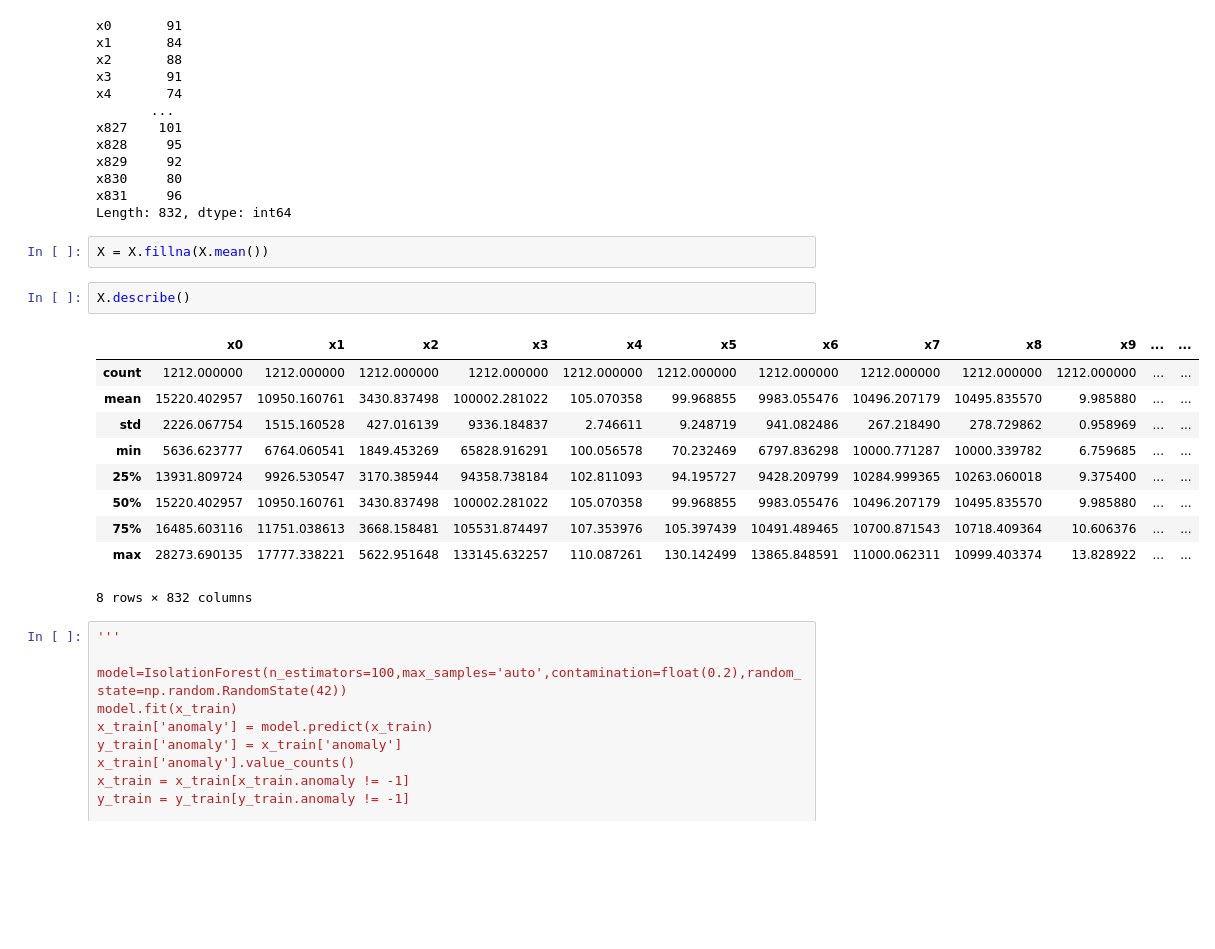
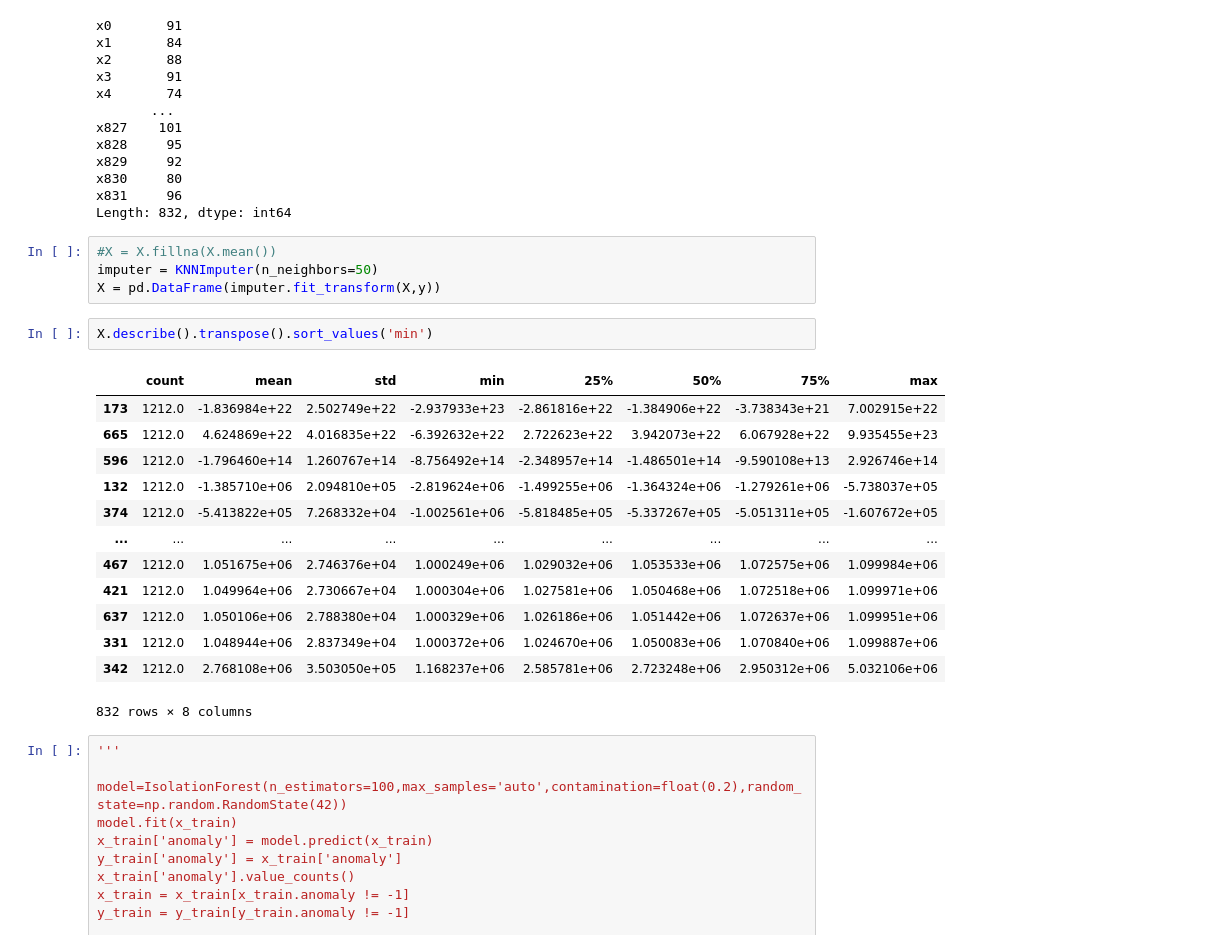
Before and after one commit to FraGirla/ETH_AML_projects_2022, a Jupyter notebook: task_1/preprocessing.ipynb, the cells around one changed output. Saved outputs shown, nothing was run; the diff lists cells and outputs as text; blank space fills up the shorter version.

```diff
--- a/task_1/preprocessing.ipynb
+++ b/task_1/preprocessing.ipynb
@@ -43,21 +45,26 @@ x829     92
 x830     80
 x831     96
 Length: 832, dtype: int64
-# %%
-X = X.fillna(X.mean())
+# %%
+#X = X.fillna(X.mean())
+imputer = KNNImputer(n_neighbors=50)
+X = pd.DataFrame(imputer.fit_transform(X,y))
 # %%
-X.describe()
+X.describe().transpose().sort_values('min')
 # %% [output]
-|  | x0 | x1 | x2 | x3 | x4 | x5 | x6 | x7 | x8 | x9 | ... | ... |
-| count | 1212.000000 | 1212.000000 | 1212.000000 | 1212.000000 | 1212.000000 | 1212.000000 | 1212.000000 | 1212.000000 | 1212.000000 | 1212.000000 | ... | ... |
-| mean | 15220.402957 | 10950.160761 | 3430.837498 | 100002.281022 | 105.070358 | 99.968855 | 9983.055476 | 10496.207179 | 10495.835570 | 9.985880 | ... | ... |
-| std | 2226.067754 | 1515.160528 | 427.016139 | 9336.184837 | 2.746611 | 9.248719 | 941.082486 | 267.218490 | 278.729862 | 0.958969 | ... | ... |
-| min | 5636.623777 | 6764.060541 | 1849.453269 | 65828.916291 | 100.056578 | 70.232469 | 6797.836298 | 10000.771287 | 10000.339782 | 6.759685 | ... | ... |
-| 25% | 13931.809724 | 9926.530547 | 3170.385944 | 94358.738184 | 102.811093 | 94.195727 | 9428.209799 | 10284.999365 | 10263.060018 | 9.375400 | ... | ... |
-| 50% | 15220.402957 | 10950.160761 | 3430.837498 | 100002.281022 | 105.070358 | 99.968855 | 9983.055476 | 10496.207179 | 10495.835570 | 9.985880 | ... | ... |
-| 75% | 16485.603116 | 11751.038613 | 3668.158481 | 105531.874497 | 107.353976 | 105.397439 | 10491.489465 | 10700.871543 | 10718.409364 | 10.606376 | ... | ... |
-| max | 28273.690135 | 17777.338221 | 5622.951648 | 133145.632257 | 110.087261 | 130.142499 | 13865.848591 | 11000.062311 | 10999.403374 | 13.828922 | ... | ... |
+|  | count | mean | std | min | 25% | 50% | 75% | max |
+| 173 | 1212.0 | -1.836984e+22 | 2.502749e+22 | -2.937933e+23 | -2.861816e+22 | -1.384906e+22 | -3.738343e+21 | 7.002915e+22 |
+| 665 | 1212.0 | 4.624869e+22 | 4.016835e+22 | -6.392632e+22 | 2.722623e+22 | 3.942073e+22 | 6.067928e+22 | 9.935455e+23 |
+| 596 | 1212.0 | -1.796460e+14 | 1.260767e+14 | -8.756492e+14 | -2.348957e+14 | -1.486501e+14 | -9.590108e+13 | 2.926746e+14 |
+| 132 | 1212.0 | -1.385710e+06 | 2.094810e+05 | -2.819624e+06 | -1.499255e+06 | -1.364324e+06 | -1.279261e+06 | -5.738037e+05 |
+| 374 | 1212.0 | -5.413822e+05 | 7.268332e+04 | -1.002561e+06 | -5.818485e+05 | -5.337267e+05 | -5.051311e+05 | -1.607672e+05 |
+| ... | ... | ... | ... | ... | ... | ... | ... | ... |
+| 467 | 1212.0 | 1.051675e+06 | 2.746376e+04 | 1.000249e+06 | 1.029032e+06 | 1.053533e+06 | 1.072575e+06 | 1.099984e+06 |
+| 421 | 1212.0 | 1.049964e+06 | 2.730667e+04 | 1.000304e+06 | 1.027581e+06 | 1.050468e+06 | 1.072518e+06 | 1.099971e+06 |
+| 637 | 1212.0 | 1.050106e+06 | 2.788380e+04 | 1.000329e+06 | 1.026186e+06 | 1.051442e+06 | 1.072637e+06 | 1.099951e+06 |
+| 331 | 1212.0 | 1.048944e+06 | 2.837349e+04 | 1.000372e+06 | 1.024670e+06 | 1.050083e+06 | 1.070840e+06 | 1.099887e+06 |
+| 342 | 1212.0 | 2.768108e+06 | 3.503050e+05 | 1.168237e+06 | 2.585781e+06 | 2.723248e+06 | 2.950312e+06 | 5.032106e+06 |
-8 rows × 832 columns
+832 rows × 8 columns
 # %%
 '''
 
```
Also changed, not shown: parts of 10 cells of this notebook, 1 other file.
